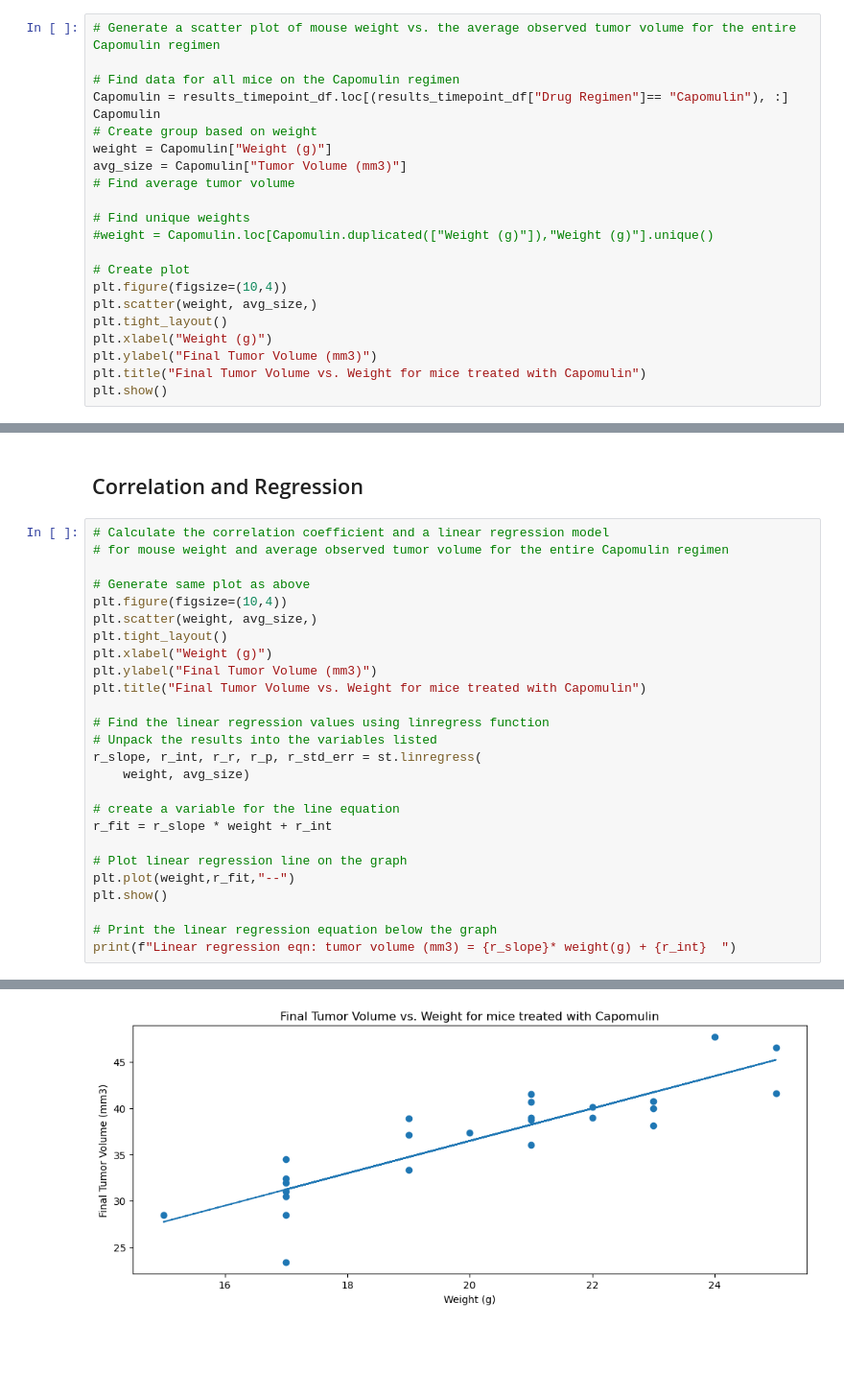
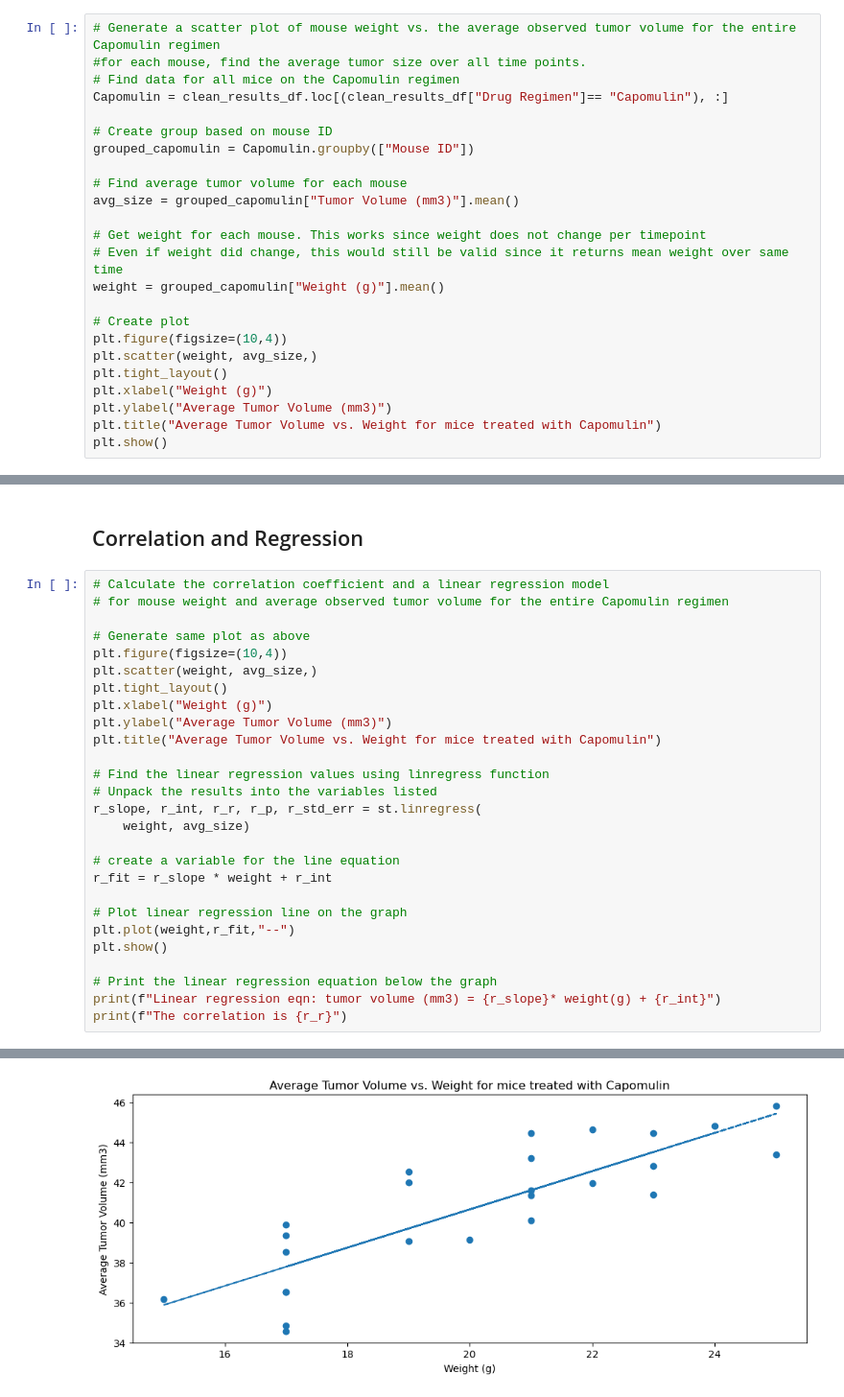
Before and after one commit to KyleKohlmeyer/Matplotlib_Challenge, a Jupyter notebook: pymaceuticals_code.ipynb, the cells around one changed output, grey strips where cells are left out. Shown at 96% size. Saved outputs shown, nothing was run; the diff lists cells and outputs as text; blank space fills up the shorter version.

Commit message:
This is the updated Pymaceuticals Challenge with the correct scatterplot

```diff
--- a/pymaceuticals_code.ipynb
+++ b/pymaceuticals_code.ipynb
@@ -477,23 +477,25 @@ Text(0.5, 1.0, 'Tumor size for a single mouse treated with Capomulin')
 # %%
 # Generate a scatter plot of mouse weight vs. the average observed tumor volume for the entire Capomulin regimen
+#for each mouse, find the average tumor size over all time points.
+# Find data for all mice on the Capomulin regimen
+Capomulin = clean_results_df.loc[(clean_results_df["Drug Regimen"]== "Capomulin"), :]
 
-# Find data for all mice on the Capomulin regimen
-Capomulin = results_timepoint_df.loc[(results_timepoint_df["Drug Regimen"]== "Capomulin"), :]
-Capomulin
-# Create group based on weight
-weight = Capomulin["Weight (g)"]
-avg_size = Capomulin["Tumor Volume (mm3)"]
-# Find average tumor volume
+# Create group based on mouse ID
+grouped_capomulin = Capomulin.groupby(["Mouse ID"])
 
-# Find unique weights
-#weight = Capomulin.loc[Capomulin.duplicated(["Weight (g)"]),"Weight (g)"].unique()
+# Find average tumor volume for each mouse
+avg_size = grouped_capomulin["Tumor Volume (mm3)"].mean()
+
+# Get weight for each mouse. This works since weight does not change per timepoint
+# Even if weight did change, this would still be valid since it returns mean weight over same time
+weight = grouped_capomulin["Weight (g)"].mean()
 
 # Create plot
 plt.figure(figsize=(10,4))
 plt.scatter(weight, avg_size,)
 plt.tight_layout()
 plt.xlabel("Weight (g)")
-plt.ylabel("Final Tumor Volume (mm3)")
-plt.title("Final Tumor Volume vs. Weight for mice treated with Capomulin")
+plt.ylabel("Average Tumor Volume (mm3)")
+plt.title("Average Tumor Volume vs. Weight for mice treated with Capomulin")
 plt.show()
 # %% [output]
@@ -531,8 +516,8 @@ plt.figure(figsize=(10,4))
 plt.scatter(weight, avg_size,)
 plt.tight_layout()
 plt.xlabel("Weight (g)")
-plt.ylabel("Final Tumor Volume (mm3)")
-plt.title("Final Tumor Volume vs. Weight for mice treated with Capomulin")
+plt.ylabel("Average Tumor Volume (mm3)")
+plt.title("Average Tumor Volume vs. Weight for mice treated with Capomulin")
 
 # Find the linear regression values using linregress function
 # Unpack the results into the variables listed
@@ -547,7 +532,8 @@ plt.plot(weight,r_fit,"--")
 plt.show()
 
 # Print the linear regression equation below the graph
-print(f"Linear regression eqn: tumor volume (mm3) = {r_slope}* weight(g) + {r_int}  ")
+print(f"Linear regression eqn: tumor volume (mm3) = {r_slope}* weight(g) + {r_int}")
+print(f"The correlation is {r_r}")
 # %% [output]
 <Figure size 1000x400 with 0 Axes>
 <matplotlib.collections.PathCollection at 0x...>
@@ -557,2 +543,2 @@ Text(0.5, 1.0, 'Final Tumor Volume vs. Weight for mice treated with Capomulin')
 [<matplotlib.lines.Line2D at 0x...>]
-[figure, old version]
+[figure, new version]
```
Also changed, not shown: parts of 6 cells of this notebook.
